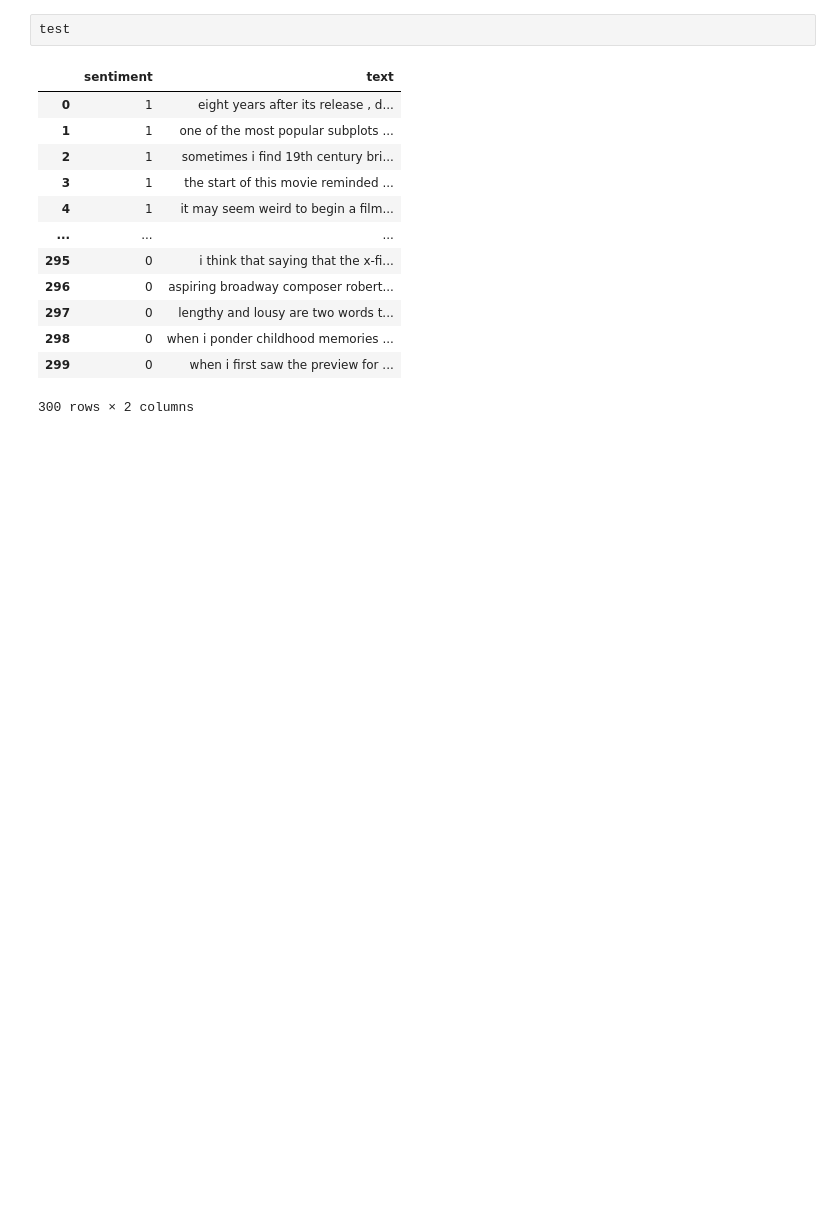
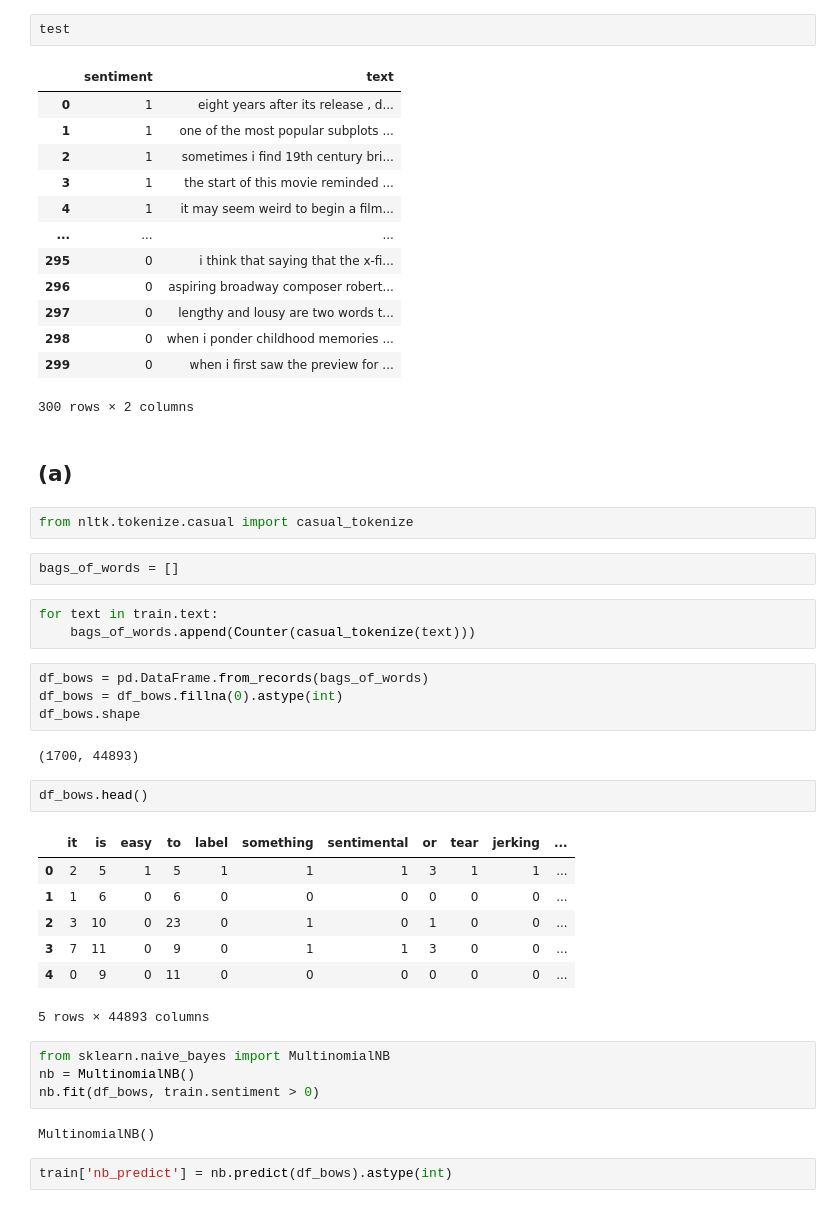
Before and after one commit to YeabinMoonEcon/BUS211, a Jupyter notebook: BUS243_NLP/HW/HW3_sol.ipynb, the cells around one changed output. Cells and saved outputs as stored; diff of their text form; blank space fills up the shorter version.

```diff
--- a/BUS243_NLP/HW/HW3_sol.ipynb
+++ b/BUS243_NLP/HW/HW3_sol.ipynb
@@ -292,3 +292,36 @@ test
 | 298 | 0 | when i ponder childhood memories ... |
 | 299 | 0 | when i first saw the preview for ... |
 300 rows × 2 columns
+# %% [markdown]
+## (a)
+# %%
+from nltk.tokenize.casual import casual_tokenize
+# %%
+bags_of_words = []
+# %%
+for text in train.text:
+    bags_of_words.append(Counter(casual_tokenize(text)))
+# %%
+df_bows = pd.DataFrame.from_records(bags_of_words)
+df_bows = df_bows.fillna(0).astype(int)
+df_bows.shape
+# %% [output]
+(1700, 44893)
+# %%
+df_bows.head()
+# %% [output]
+|  | it | is | easy | to | label | something | sentimental | or | tear | jerking | ... |
+| 0 | 2 | 5 | 1 | 5 | 1 | 1 | 1 | 3 | 1 | 1 | ... |
+| 1 | 1 | 6 | 0 | 6 | 0 | 0 | 0 | 0 | 0 | 0 | ... |
+| 2 | 3 | 10 | 0 | 23 | 0 | 1 | 0 | 1 | 0 | 0 | ... |
+| 3 | 7 | 11 | 0 | 9 | 0 | 1 | 1 | 3 | 0 | 0 | ... |
+| 4 | 0 | 9 | 0 | 11 | 0 | 0 | 0 | 0 | 0 | 0 | ... |
+5 rows × 44893 columns
+# %%
+from sklearn.naive_bayes import MultinomialNB
+nb = MultinomialNB()
+nb.fit(df_bows, train.sentiment > 0)
+# %% [output]
+MultinomialNB()
+# %%
+train['nb_predict'] = nb.predict(df_bows).astype(int)
```
Also changed, not shown: parts of 24 cells of this notebook, 3 other files.
